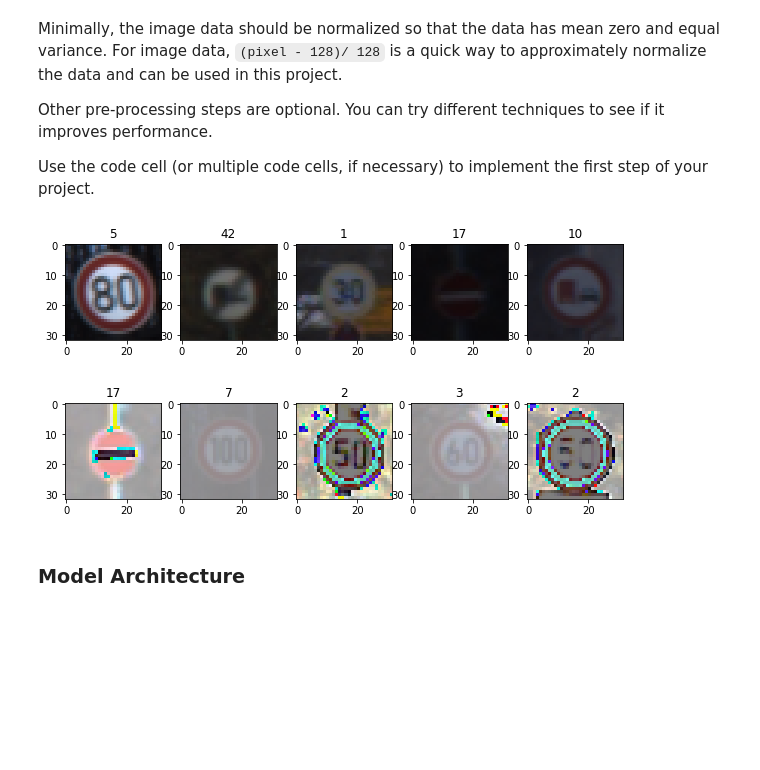
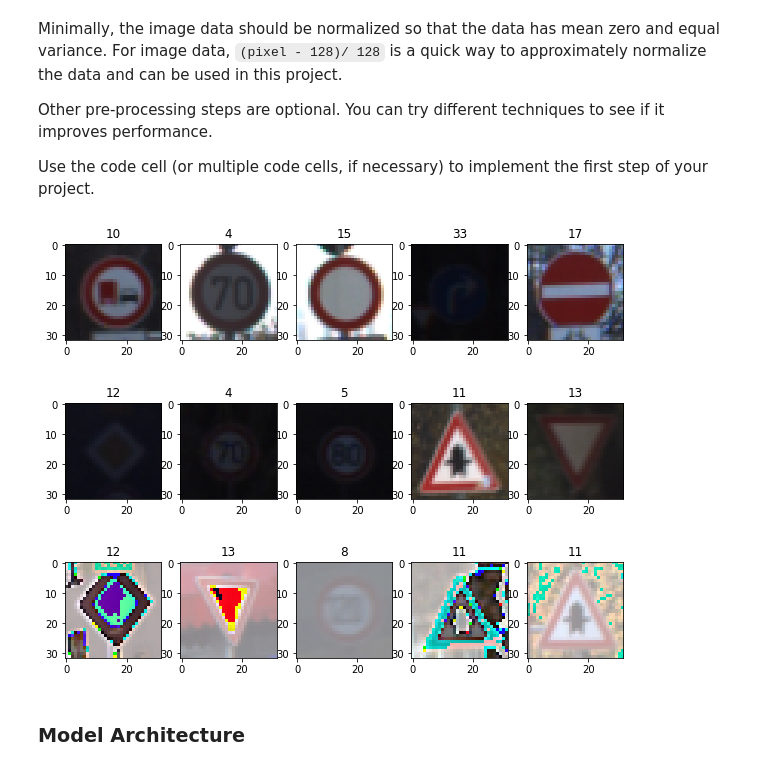
Before and after one commit to CJL89/Traffic-Sign-Classifier, a Jupyter notebook: Traffic_Sign_Classifier.ipynb, the cells around one changed output. Drawn from its saved outputs; the diff is of its cells as text; code cells hidden in the pictures; blank space fills up the shorter version.

```diff
--- a/Traffic_Sign_Classifier.ipynb
+++ b/Traffic_Sign_Classifier.ipynb
@@ -154,41 +154,50 @@ Use the code cell (or multiple code cells, if necessary) to implement the first
 # %%
 ### Preprocess the data here. It is required to normalize the data. Other preprocessing steps could include
 ### converting to grayscale, etc.
 ### Feel free to use as many code cells as needed.
 
 from sklearn.utils import shuffle
 import cv2
 
+# Shuffle data since pictures are arranged in a specific way
+X_train, y_train = shuffle(X_train, y_train)
+
 fig, axes = plt.subplots(1, 5, figsize=(10, 10))
 
 for i in range(5):
     index = random.randint(0, len(X_train))
     image = X_train[index].squeeze()
-    axes[i].imshow(image, cmap='gray')
+    axes[i].imshow(image)
     axes[i].set_title(y_train[index])
 
-# Shuffle data since pictures are arranged in a specific way
-X_train, y_train = shuffle(X_train, y_train)
+# Grayscaling
+gray = np.zeros(shape=image.shape)
+gray = cv2.cvtColor(image, cv2.COLOR_BGR2GRAY)
+
+fig, axes = plt.subplots(1, 5, figsize=(10, 10))
+
+for i in range(5):
+    index = random.randint(0, len(X_train))
+    image = X_train[index].squeeze()
+    axes[i].imshow(image)
+    axes[i].set_title(y_train[index])
 
 # Normailizing the data
 X_train_normalized = X_train / 255.0 - 0.5
 X_valid_normalized = X_valid / 255.0 - 0.5
 X_test_normalized = X_test / 255.0 - 0.5
 
-# Grayscaling
-# gray = np.zeros(shape=image.shape)
-# gray = cv2.cvtColor(image, cv2.COLOR_RGB2GRAY)
-
 fig, axes = plt.subplots(1, 5, figsize=(10, 10))
 
 for i in range(5):
     index = random.randint(0, len(X_train))
     image = X_train_normalized[index].squeeze()
-    axes[i].imshow(image, cmap='gray')
+    axes[i].imshow(image)
     axes[i].set_title(y_train[index])
 # %% [output]
-[figure, old version]
+[figure, new version]
-[figure, old version]
+[figure, new version]
+[figure, added]
 # %% [markdown]
 ### Model Architecture
 # %%
```
Also changed, not shown: parts of 5 cells of this notebook, 5 other files.
